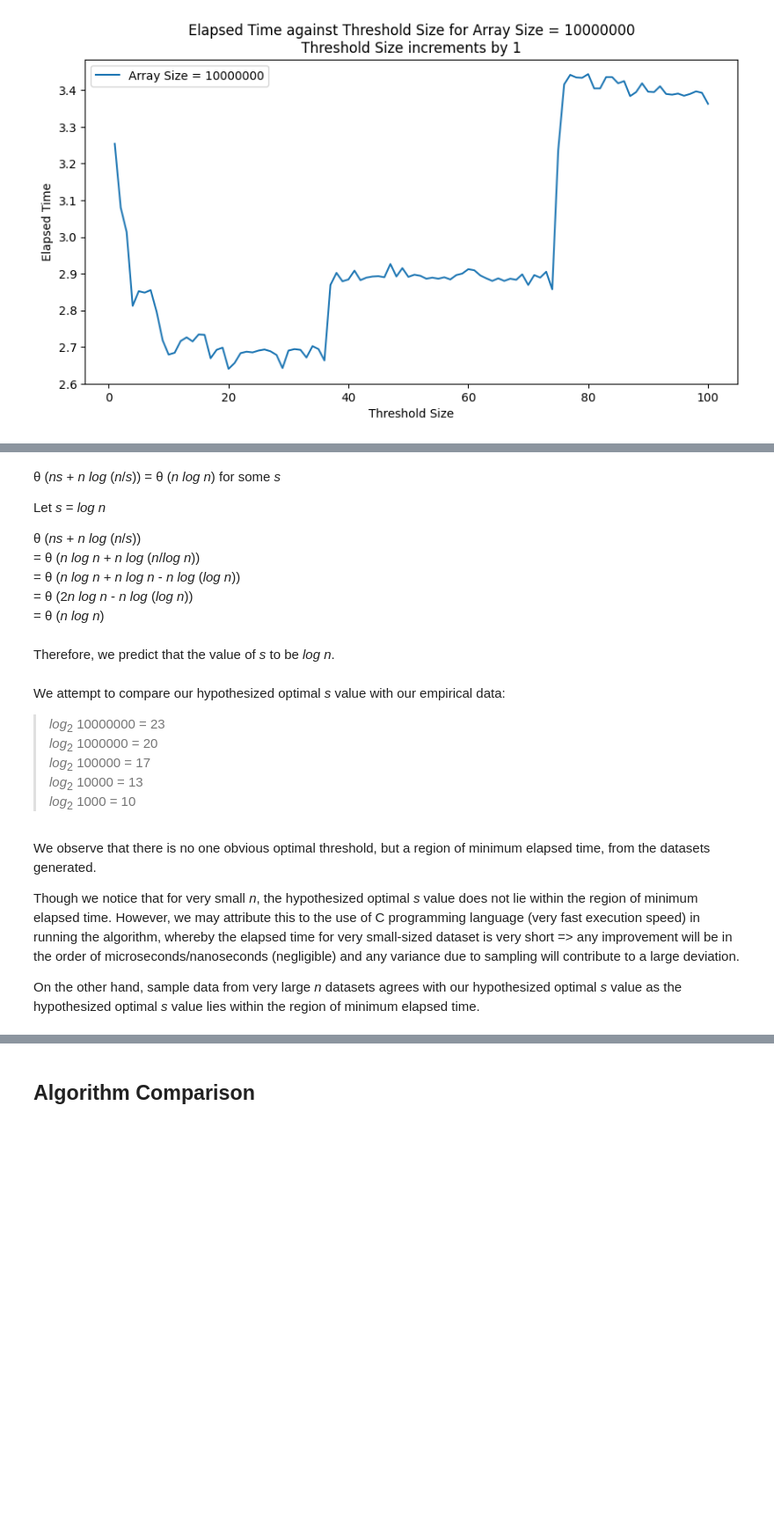
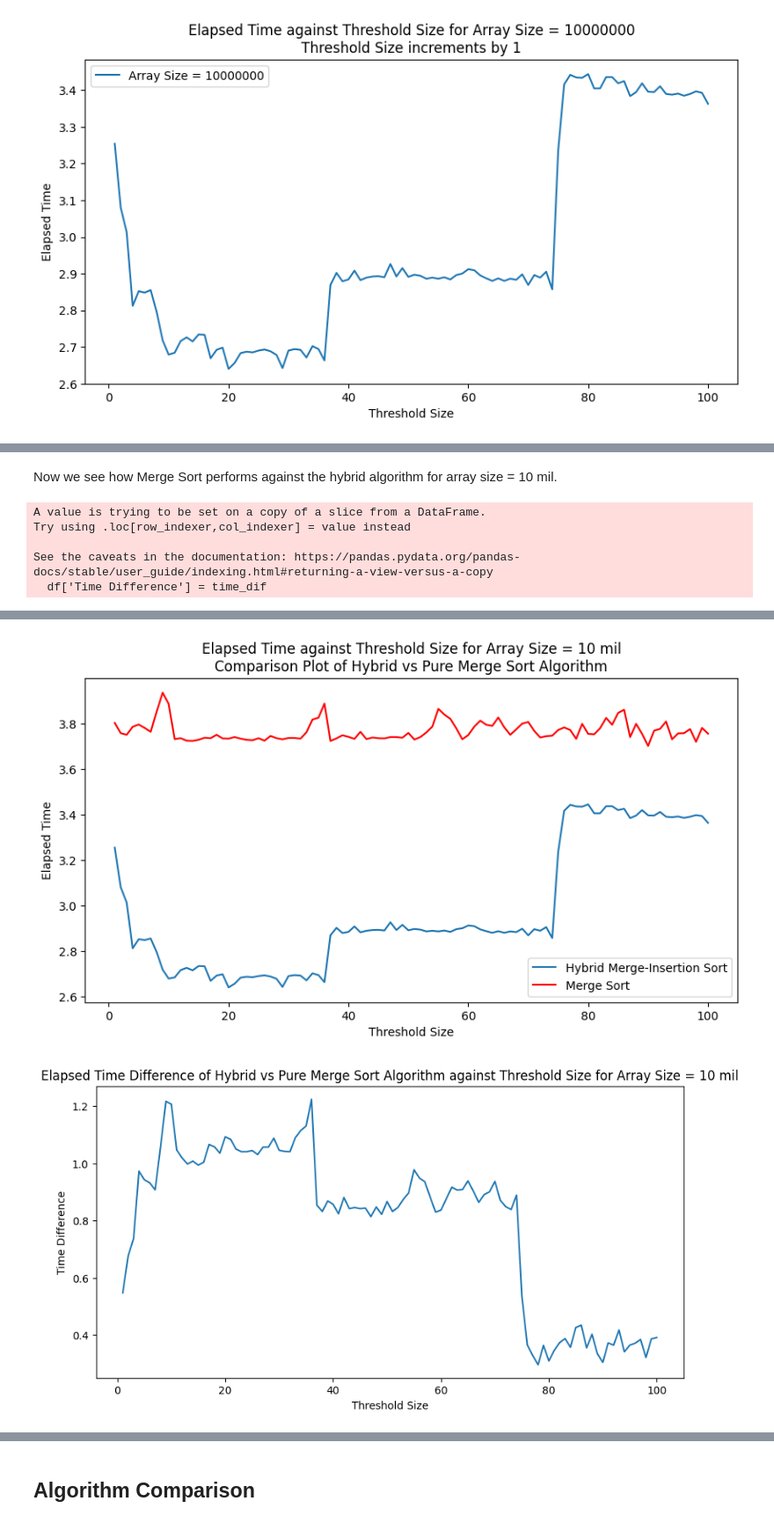
Before and after one commit to Neo-Zenith/Analysis-of-Algorithms, a Jupyter notebook: Example Class 1/analysis.Ipynb, the cells around one changed output, grey strips where cells are left out. Shown at 88% size. Saved outputs shown, nothing was run; the diff lists cells and outputs as text; code cells hidden in the pictures; blank space fills up the shorter version.

```diff
--- a/Example Class 1/analysis.Ipynb
+++ b/Example Class 1/analysis.Ipynb
@@ -37,6 +37,7 @@ VaryThresholdSize1 = pd.read_csv("./datasets/VaryingThresholdSize1.csv", header=
 VaryThresholdSize2 = pd.read_csv("./datasets/VaryingThresholdSize2.csv", header=0)
 VaryThresArraySize1 = pd.read_csv("./datasets/VaryingThresholdArraySize1.csv", header=0)
 VaryThresArraySize2 = pd.read_csv("./datasets/VaryingThresholdArraySize2.csv", header=0)
+RepeatedMerge = pd.read_csv("./datasets/RepeatedMerge.csv", header=0)
 OptimalS = pd.read_csv("./datasets/OptimalSBenchmark.csv", header=0)
 OptimalSDifArraySize = pd.read_csv("./datasets/OptimalSDiffArraySize.csv", header=0)
 # %% [markdown]
@@ -320,26 +317,26 @@ Thus, to optimise our algorithm for varying *n* and varying *s*, we have to find
-# %% [markdown]
-θ (*ns* + *n* *log* (*n*/*s*)) = θ (*n* *log* *n*) for some *s*
-
-Let *s* = *log* *n*
-
-θ (*ns* + *n* *log* (*n*/*s*)) <br>
-= θ (*n* *log n* + *n* *log* (*n*/*log n*)) <br>
-= θ (*n log n* + *n* *log n* - *n log* (*log n*)) <br>
-= θ (2*n log n* - *n* *log* (*log n*)) <br>
-= θ (*n log n*)
-# %% [markdown]
-Therefore, we predict that the value of *s* to be *log n*.
-# %% [markdown]
-We attempt to compare our hypothesized optimal *s* value with our empirical data:
-
-> *log*<sub>2</sub> 10000000 = 23 <br>
-> *log*<sub>2</sub> 1000000 = 20 <br>
-> *log*<sub>2</sub> 100000 = 17 <br>
-> *log*<sub>2</sub> 10000 = 13 <br>
-> *log*<sub>2</sub> 1000 = 10 <br>
-# %% [markdown]
-We observe that there is no one obvious optimal threshold, but a region of minimum elapsed time, from the datasets generated.
-
-Though we notice that for very small *n*, the hypothesized optimal *s* value does not lie within the region of minimum elapsed time. However, we may attribute this to the use of C programming language (very fast execution speed) in running the algorithm, whereby the elapsed time for very small-sized dataset is very short => any improvement will be in the order of microseconds/nanoseconds (negligible) and any variance due to sampling will contribute to a large deviation.
-
-On the other hand, sample data from very large *n* datasets agrees with our hypothesized optimal *s* value as the hypothesized optimal *s* value lies within the region of minimum elapsed time.
+# %% [markdown]
+Now we see how Merge Sort performs against the hybrid algorithm for array size = 10 mil.
+# %%
+time_dif = list()
+df = VaryThresArraySize1[VaryThresArraySize1['Array Size'] == 10000000]
+
+count = 0
+for i in df["Elapsed Time"]:
+    time_dif.append(RepeatedMerge["Elapsed Time"][count] - i)
+    count += 1
+df['Time Difference'] = time_dif
+
+plt.figure(figsize=(10,5))
+plot = sb.lineplot(data= df, x="Threshold Size", y="Elapsed Time", label="Hybrid Merge-Insertion Sort")
+sb.lineplot(data= RepeatedMerge, x="Threshold Size", y="Elapsed Time", label="Merge Sort", color="red")
+plot.set(title="Elapsed Time against Threshold Size for Array Size = 10 mil\nComparison Plot of Hybrid vs Pure Merge Sort Algorithm")
+
+plt.figure(figsize=(10,5))
+plot = sb.lineplot(data= df, x="Threshold Size", y="Time Difference")
+plot.set(title="Elapsed Time Difference of Hybrid vs Pure Merge Sort Algorithm against Threshold Size for Array Size = 10 mil")
+# %% [output]
+A value is trying to be set on a copy of a slice from a DataFrame.
+Try using .loc[row_indexer,col_indexer] = value instead
+
+See the caveats in the documentation: https://pandas.pydata.org/pandas-docs/stable/user_guide/indexing.html#returning-a-view-versus-a-copy
+  df['Time Difference'] = time_dif
@@ -345,0 +344,2 @@ On the other hand, sample data from very large *n* datasets agrees with our hypo
+[figure, added]
+[figure, added]
```
Also changed, not shown: parts of 8 cells of this notebook, 3 other files.
